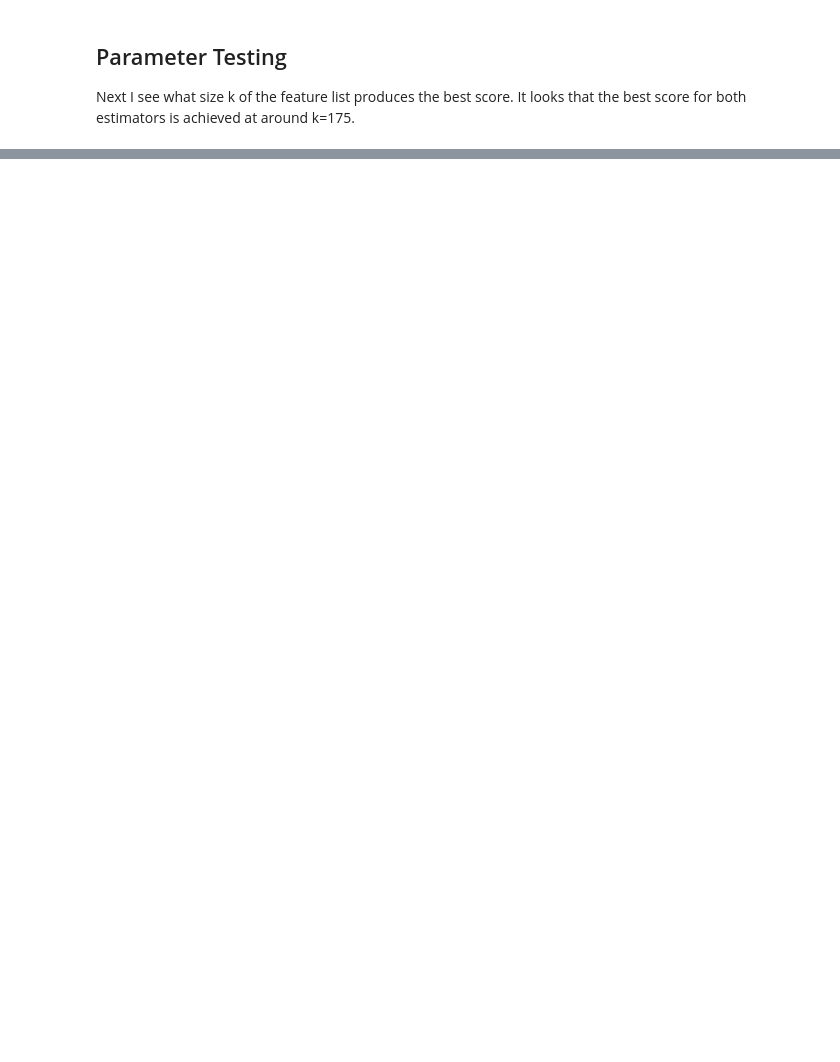
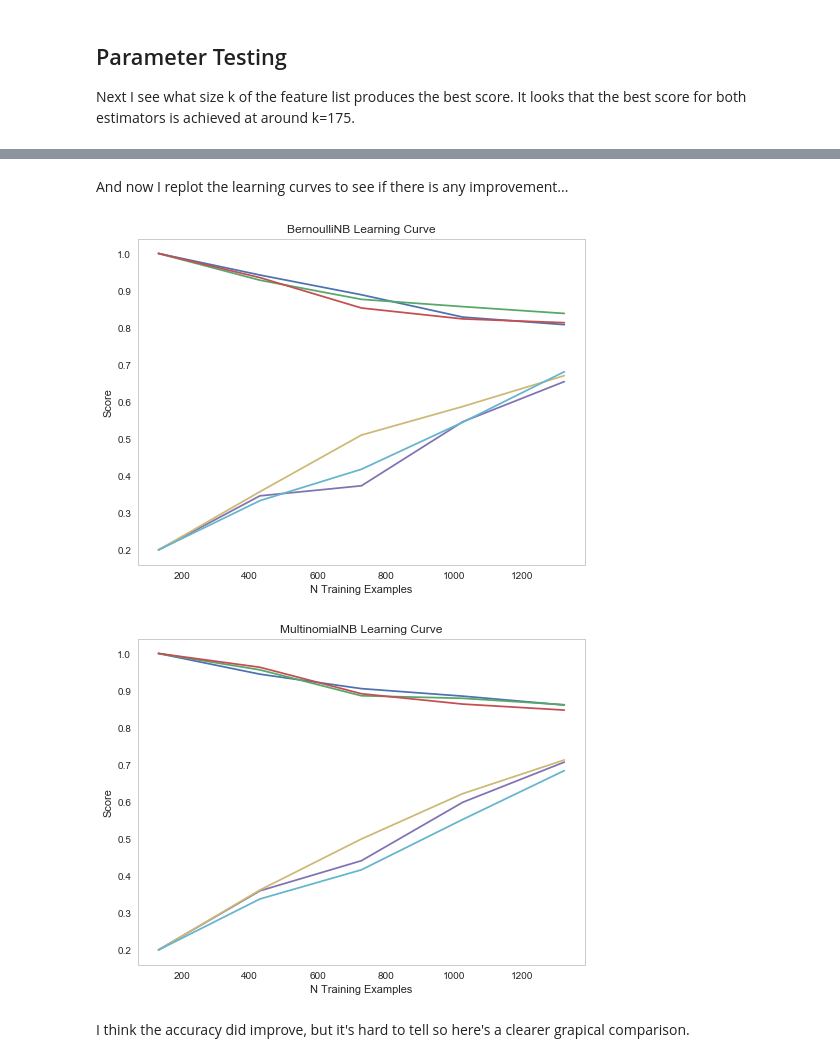
Before and after one commit to dereksawicki/NYT_NaiveBayes_demo, a Jupyter notebook: NYT_API.ipynb, the cells around one changed output, grey strips where cells are left out. Cells and saved outputs as stored; diff of their text form; code cells hidden in the pictures; blank space fills up the shorter version.

```diff
--- a/NYT_API.ipynb
+++ b/NYT_API.ipynb
@@ -253,0 +269,34 @@ This learning curves look to reveal a case of high bias, which means that even w
+# %%
+def DiscoverFeatures_v2(k):
+    vocab = []
+    for section in ['Arts', 'Business', 'Obituaries', 'Sports', 'World']:
+        filename = section+'.csv'
+        df = pd.read_csv(filename, encoding='latin-1')
+        df = df.loc[:, ['word_list']]
+
+        section_vocab = []
+        for i, row in df.iterrows():
+            if type(row['word_list']) is str:
+                for word in row['word_list'].split(','):
+                    section_vocab.append(word)
+
+        to_add = list(dict(Counter(section_vocab).most_common(k)).keys())
+
+        # This line filters out common words between sections
+        to_add = [ word for word in to_add if word not in vocab ]
+
+        vocab.extend( to_add )
+
+    return vocab
+# %% [markdown]
+And now I replot the learning curves to see if there is any improvement...
+# %%
+features = DiscoverFeatures_v2(170)
+X, y = ConstructFeatureVector(vocab=features)
+plotLearningCurve(BernoulliNB(binarize=0.5), X, y, "BernoulliNB")
+plotLearningCurve(MultinomialNB(), X, y, "MultinomialNB")
+# %% [output]
+[figure, added]
+[figure, added]
+# %% [markdown]
+I think the accuracy did improve, but it's hard to tell so here's a clearer grapical comparison.
```
Also changed, not shown: parts of 18 cells of this notebook.
